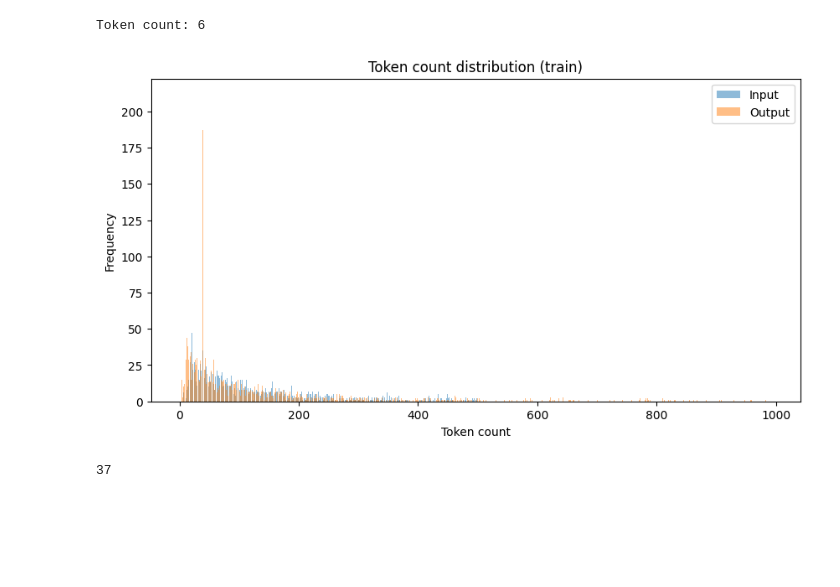
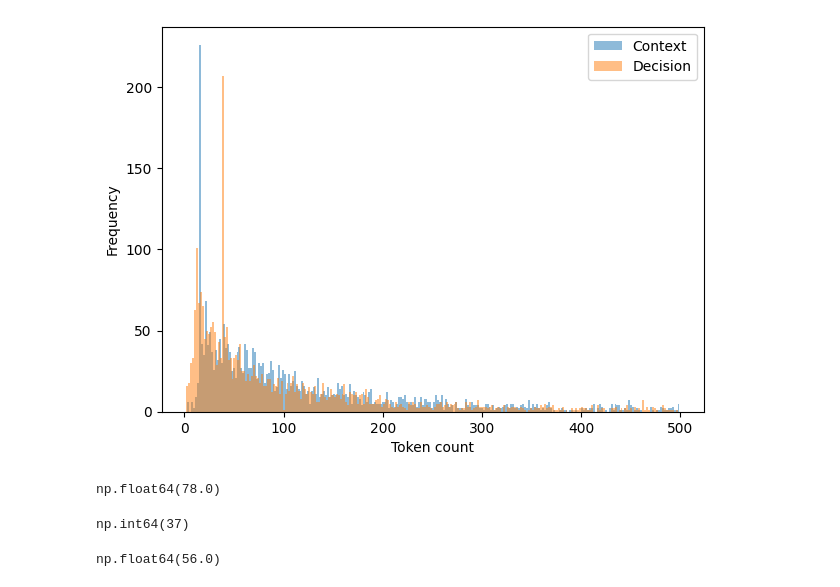
Before and after one commit to sa4s-serc/LLM4ADR, a Jupyter notebook: Data/ADR-data/token_count.ipynb, the cells around one changed output. Saved outputs shown, nothing was run; the diff lists cells and outputs as text; code cells hidden in the pictures; blank space fills up the shorter version.

Commit message:
moved graphs to correct folders

```diff
--- a/Data/ADR-data/token_count.ipynb
+++ b/Data/ADR-data/token_count.ipynb
@@ -6,10 +6,10 @@ import pandas as pd
 tokenizer = tiktoken.get_encoding("cl100k_base")
 
 # Get the token count
-tokens = tokenizer.encode(text)
-token_count = len(tokens)
+# tokens = tokenizer.encode(text)
+# token_count = len(tokens)
 
-print(f"Token count: {token_count}")
+# print(f"Token count: {token_count}")
 
 
 def get_token_count(df):
@@ -41,36 +41,43 @@ for i in ["train", "val", "test"]:
 
     # Save the token count
     df_token_count.to_csv(f"token_count_{i}.csv", index=False)
-# %% [output]
-Token count: 6
 # %%
 # Plot the histogram of the token count using log scale on y-axis
-
+import plotly.graph_objects as go
 import matplotlib.pyplot as plt
+import seaborn as sns
 
 i = 'train'
 df_token_count = pd.read_csv(f"token_count_{i}.csv")
 
 # Data fame where both input and output token count is less than 500
 df_token_count = df_token_count[
-    (df_token_count["inp_count"] < 1000)
+    (df_token_count["inp_count"] < 500)
     &
-      (df_token_count["out_count"] < 1000)
+      (df_token_count["out_count"] < 500)
       ]
 
 # Get the frequency of each token count and plot the histogram
 inp_count_freq = df_token_count["inp_count"].value_counts().sort_index()
 out_count_freq = df_token_count["out_count"].value_counts().sort_index()
 
-plt.figure(figsize=(10, 5))
-plt.bar(inp_count_freq.index, inp_count_freq.values, alpha=0.5, label="Input")
-plt.bar(out_count_freq.index, out_count_freq.values, alpha=0.5, label="Output")
+# bin_width = 10
+# inp_bins = pd.cut(df_token_count["inp_count"], bins=range(0, 500 + bin_width, bin_width))
+# out_bins = pd.cut(df_token_count["out_count"], bins=range(0, 500 + bin_width, bin_width))
+
+# # Calculate the frequency of each bin
+# inp_count_freq = inp_bins.value_counts().sort_index()
+# out_count_freq = out_bins.value_counts().sort_index()
+
+plt.figure(figsize=(7, 5))
+plt.hist(df_token_count["inp_count"], alpha=0.5, label="Context", bins=250)
+plt.hist(df_token_count["out_count"], alpha=0.5, label="Decision", bins=250)
 # plt.yscale("log")
 plt.legend()
 plt.xlabel("Token count")
 plt.ylabel("Frequency")
-plt.title(f"Token count distribution ({i})")
+# plt.title(f"Token count distribution ({i})")
 plt.savefig(f"token_count_{i}.png")
 plt.show()
 # %% [output]
-[figure, old version]
+[figure, new version]
@@ -77,4 +113,13 @@ plt.show()
+# %%
+df_token_count["inp_count"].median()
+# %% [output]
+np.float64(78.0)
 # %%
 out_count_freq.argmax()
 # %% [output]
-37
+np.int64(37)
+# %%
+# find median of token count
+df_token_count["out_count"].median()
+# %% [output]
+np.float64(56.0)
```
Also changed, not shown: parts of 1 cell of this notebook, 24 other files.
